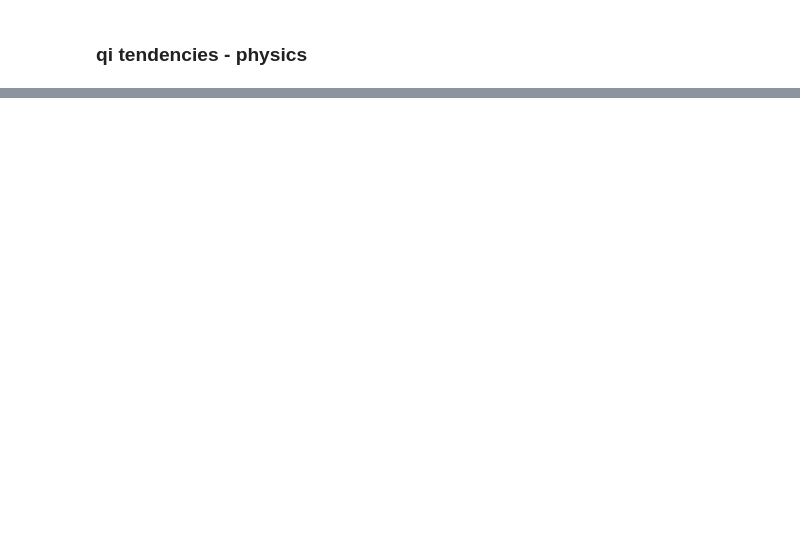
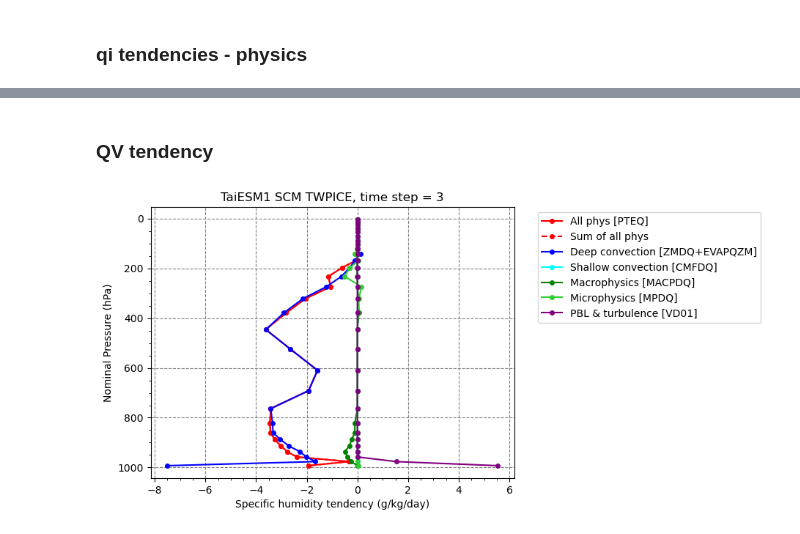
Before and after one commit to yihsuanchen/TaiESM1_Sc_diag, a Jupyter notebook: scam_taiesm1/plot/printout-profiles-scm.ipynb, the cells around one changed output, grey strips where cells are left out. Drawn from its saved outputs; the diff is of its cells as text; code cells hidden in the pictures; blank space fills up the shorter version.

```diff
--- a/scam_taiesm1/plot/printout-profiles-scm.ipynb
+++ b/scam_taiesm1/plot/printout-profiles-scm.ipynb
@@ -269,0 +475,9 @@ Index   lev     PTECLDICE       sum_ql_phys     Data3   relative diff
+# %% [markdown]
+### QV tendency
+# %%
+varnames = set_profile_varnames('DQV_budget')
+
+tt=3
+plot_scm_profiles (ds_scm, varnames, tt=tt, xlabel="Specific humidity tendency")
+# %% [output]
+[figure, added]
```
Also changed, not shown: parts of 19 cells of this notebook.
